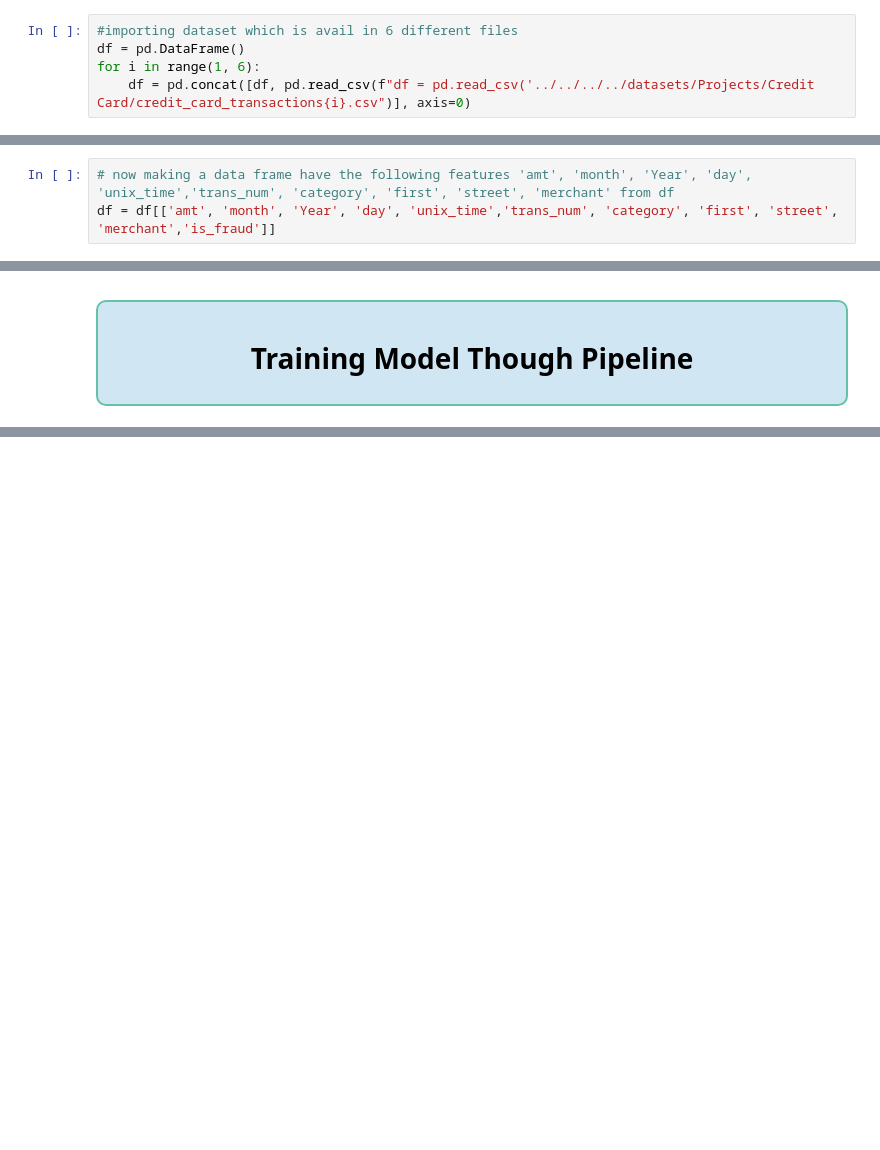
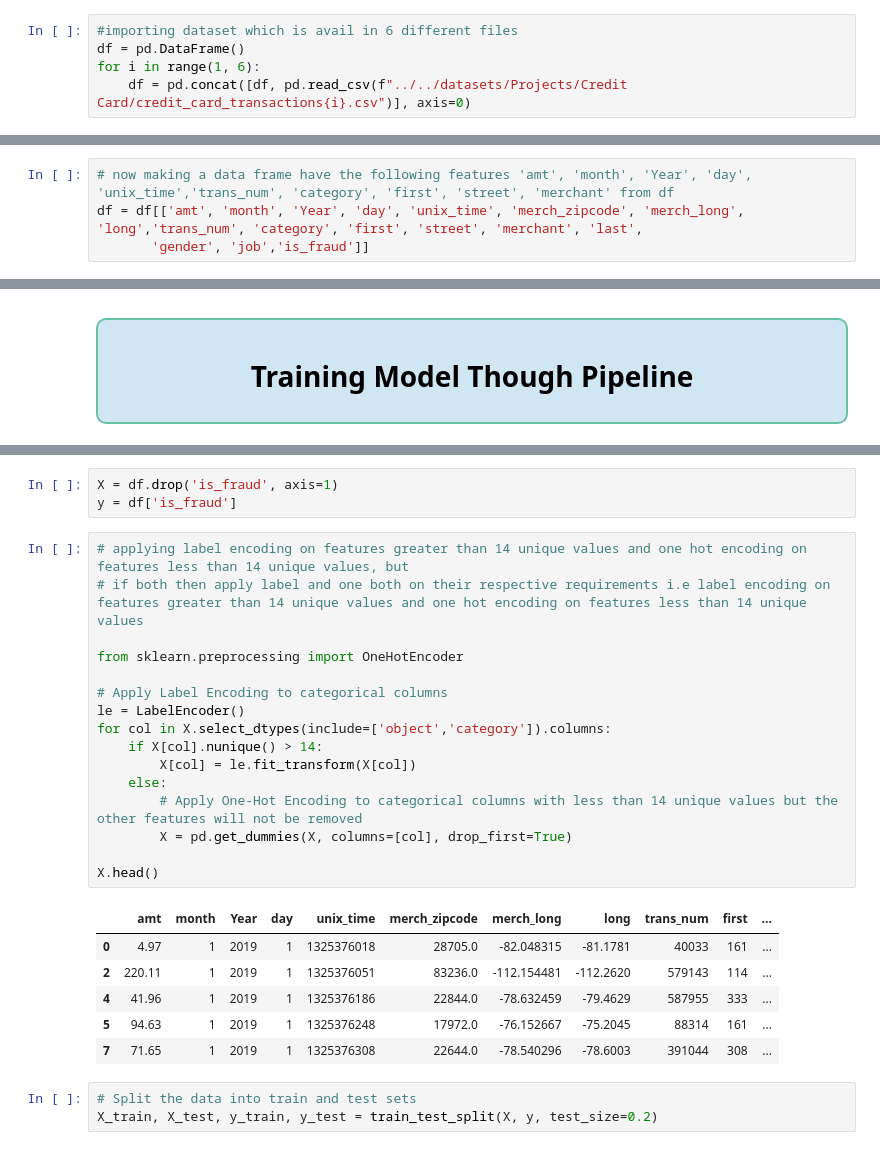
Before and after one commit to shaheeralics/Data-Science-Learning-With-Projects, a Jupyter notebook: Projects/ML - DL/P4 Credit Card Transactions Dataset.ipynb, the cells around one changed output, grey strips where cells are left out. Cells and saved outputs as stored; diff of their text form; blank space fills up the shorter version.

```diff
--- a/Projects/ML - DL/P4 Credit Card Transactions Dataset.ipynb
+++ b/Projects/ML - DL/P4 Credit Card Transactions Dataset.ipynb
@@ -107,7 +107,7 @@ from sklearn.compose import ColumnTransformer
 #importing dataset which is avail in 6 different files
 df = pd.DataFrame()
 for i in range(1, 6):
-    df = pd.concat([df, pd.read_csv(f"df = pd.read_csv('../../../../datasets/Projects/Credit Card/credit_card_transactions{i}.csv")], axis=0)
+    df = pd.concat([df, pd.read_csv(f"../../datasets/Projects/Credit Card/credit_card_transactions{i}.csv")], axis=0)
 # %% [markdown]
 <div style="background-color:#D0E6F3; padding: 12px; border-radius: 10px; box-shadow: 0 2px 4px 0 rgba(0, 0, 0, 0.1); border:2px solid #66C2A5; margin-top: 12px;">
     <h1 style="font-size:28px; font-family:Georgia, serif; color:#000000; text-align: center; text-shadow: 2px 2px 4px rgba(0, 0, 0, 0.2);">
@@ -503,7 +505,8 @@ By using the anova test and the correlation , it is clear that the following mod
 `'amt', 'month', 'Year', 'day', 'unix_time'`
 # %%
 # now making a data frame have the following features 'amt', 'month', 'Year', 'day', 'unix_time','trans_num', 'category', 'first', 'street', 'merchant' from df
-df = df[['amt', 'month', 'Year', 'day', 'unix_time','trans_num', 'category', 'first', 'street', 'merchant','is_fraud']]
+df = df[['amt', 'month', 'Year', 'day', 'unix_time', 'merch_zipcode', 'merch_long', 'long','trans_num', 'category', 'first', 'street', 'merchant', 'last',
+       'gender', 'job','is_fraud']]
 # %%
 df.sample(10)
 # %% [output]
@@ -545,2 +554,31 @@ is_fraud      True
 dtype: bool
+# %%
+X = df.drop('is_fraud', axis=1)
+y = df['is_fraud']
+# %%
+# applying label encoding on features greater than 14 unique values and one hot encoding on features less than 14 unique values, but
+# if both then apply label and one both on their respective requirements i.e label encoding on features greater than 14 unique values and one hot encoding on features less than 14 unique values
+
+from sklearn.preprocessing import OneHotEncoder
+
+# Apply Label Encoding to categorical columns
+le = LabelEncoder()
+for col in X.select_dtypes(include=['object','category']).columns:
+    if X[col].nunique() > 14:
+        X[col] = le.fit_transform(X[col])
+    else:
+        # Apply One-Hot Encoding to categorical columns with less than 14 unique values but the other features will not be removed
+        X = pd.get_dummies(X, columns=[col], drop_first=True)
+
+X.head()
+# %% [output]
+|  | amt | month | Year | day | unix_time | merch_zipcode | merch_long | long | trans_num | first | ... |
+| 0 | 4.97 | 1 | 2019 | 1 | 1325376018 | 28705.0 | -82.048315 | -81.1781 | 40033 | 161 | ... |
+| 2 | 220.11 | 1 | 2019 | 1 | 1325376051 | 83236.0 | -112.154481 | -112.2620 | 579143 | 114 | ... |
+| 4 | 41.96 | 1 | 2019 | 1 | 1325376186 | 22844.0 | -78.632459 | -79.4629 | 587955 | 333 | ... |
+| 5 | 94.63 | 1 | 2019 | 1 | 1325376248 | 17972.0 | -76.152667 | -75.2045 | 88314 | 161 | ... |
+| 7 | 71.65 | 1 | 2019 | 1 | 1325376308 | 22644.0 | -78.540296 | -78.6003 | 391044 | 308 | ... |
+# %%
+# Split the data into train and test sets
+X_train, X_test, y_train, y_test = train_test_split(X, y, test_size=0.2)
 # %%
```
Also changed, not shown: parts of 11 cells of this notebook.
